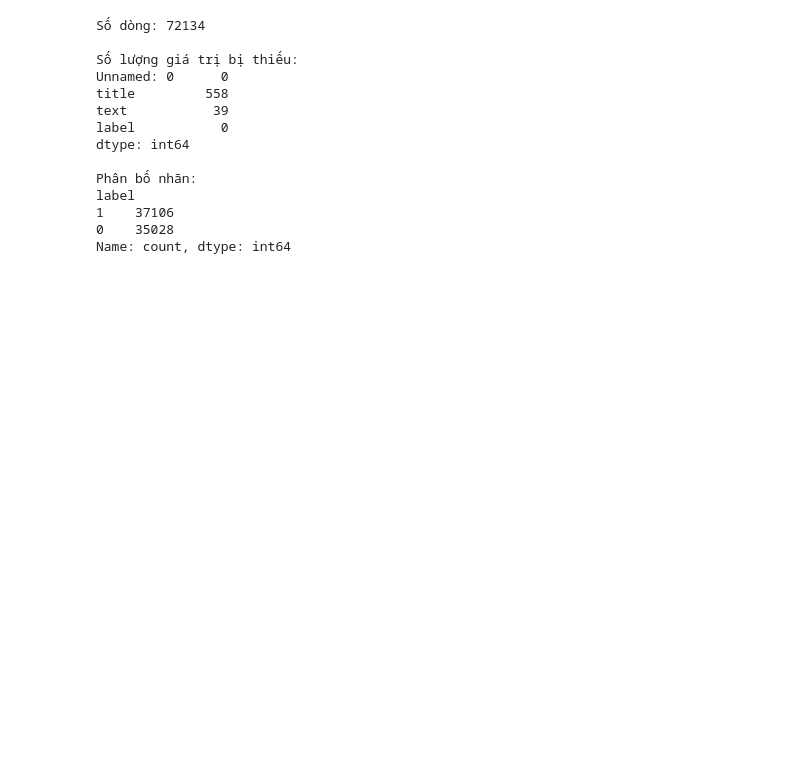
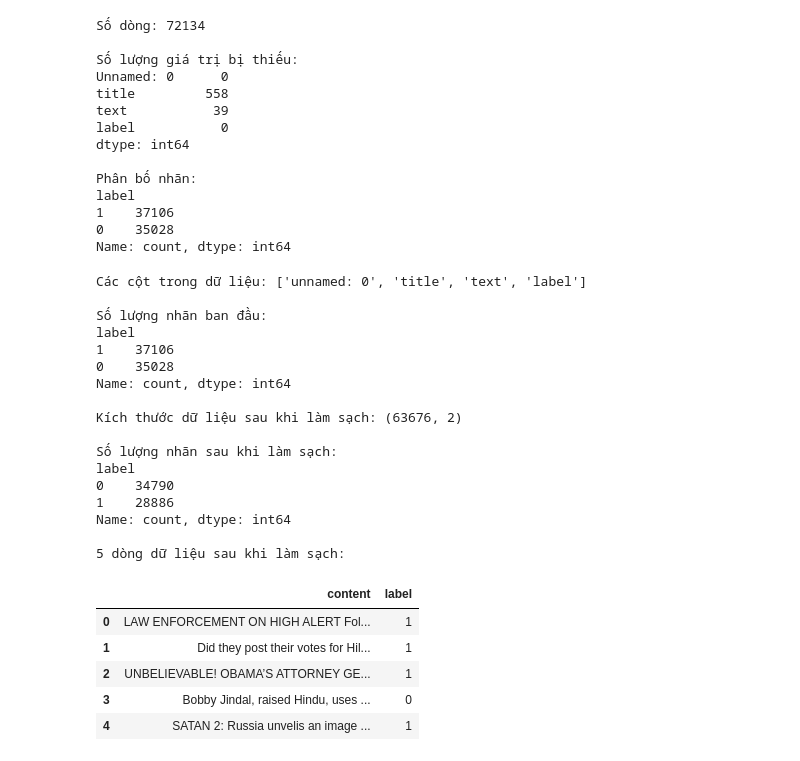
Before and after one commit to tranduchoa518-lang/fake-news-detection, a Jupyter notebook: notebooks/05_welfake_dataset_loading.ipynb, the cells around one changed output. Drawn from its saved outputs; the diff is of its cells as text; code cells hidden in the pictures; blank space fills up the shorter version.

Commit message:
Complete WELFake data cleaning and train test split

```diff
--- a/notebooks/05_welfake_dataset_loading.ipynb
+++ b/notebooks/05_welfake_dataset_loading.ipynb
@@ -54,3 +54,82 @@ label
 1    37106
 0    35028
 Name: count, dtype: int64
+# %%
+
+# ==========================================
+# 1. LÀM SẠCH DỮ LIỆU WELFAKE
+# ==========================================
+
+import pandas as pd
+
+# Tạo bản sao dữ liệu gốc
+df_clean = df.copy()
+
+# Chuẩn hóa tên cột
+df_clean.columns = df_clean.columns.str.strip().str.lower()
+
+# Kiểm tra các cột cần thiết
+print("Các cột trong dữ liệu:", df_clean.columns.tolist())
+
+required_columns = ['title', 'text', 'label']
+
+for col in required_columns:
+    if col not in df_clean.columns:
+        raise ValueError(f"Không tìm thấy cột {col}. Hãy kiểm tra lại dữ liệu.")
+
+# Kiểm tra nhãn
+print("\nSố lượng nhãn ban đầu:")
+print(df_clean['label'].value_counts(dropna=False))
+
+# Xử lý dữ liệu thiếu
+df_clean['title'] = df_clean['title'].fillna('')
+df_clean['text'] = df_clean['text'].fillna('')
+
+# Kết hợp tiêu đề và nội dung bài báo
+df_clean['content'] = (
+    df_clean['title'].astype(str) + ' ' +
+    df_clean['text'].astype(str)
+).str.strip()
+
+# Loại bỏ bài báo không có nội dung
+df_clean = df_clean[df_clean['content'] != '']
+
+# Loại bỏ dữ liệu trùng lặp
+df_clean = df_clean.drop_duplicates(subset=['content'])
+
+# Chỉ giữ lại nhãn 0 và 1
+df_clean = df_clean[df_clean['label'].isin([0, 1])]
+
+# Chỉ giữ hai cột cần thiết
+df_clean = df_clean[['content', 'label']].reset_index(drop=True)
+
+print("\nKích thước dữ liệu sau khi làm sạch:", df_clean.shape)
+print("\nSố lượng nhãn sau khi làm sạch:")
+print(df_clean['label'].value_counts())
+
+print("\n5 dòng dữ liệu sau khi làm sạch:")
+display(df_clean.head())
+# %% [output]
+Các cột trong dữ liệu: ['unnamed: 0', 'title', 'text', 'label']
+
+Số lượng nhãn ban đầu:
+label
+1    37106
+0    35028
+Name: count, dtype: int64
+
+Kích thước dữ liệu sau khi làm sạch: (63676, 2)
+
+Số lượng nhãn sau khi làm sạch:
+label
+0    34790
+1    28886
+Name: count, dtype: int64
+
+5 dòng dữ liệu sau khi làm sạch:
+|  | content | label |
+| 0 | LAW ENFORCEMENT ON HIGH ALERT Fol... | 1 |
+| 1 | Did they post their votes for Hil... | 1 |
+| 2 | UNBELIEVABLE! OBAMA’S ATTORNEY GE... | 1 |
+| 3 | Bobby Jindal, raised Hindu, uses ... | 0 |
+| 4 | SATAN 2: Russia unvelis an image ... | 1 |
```
Also changed, not shown: parts of 3 cells of this notebook.
